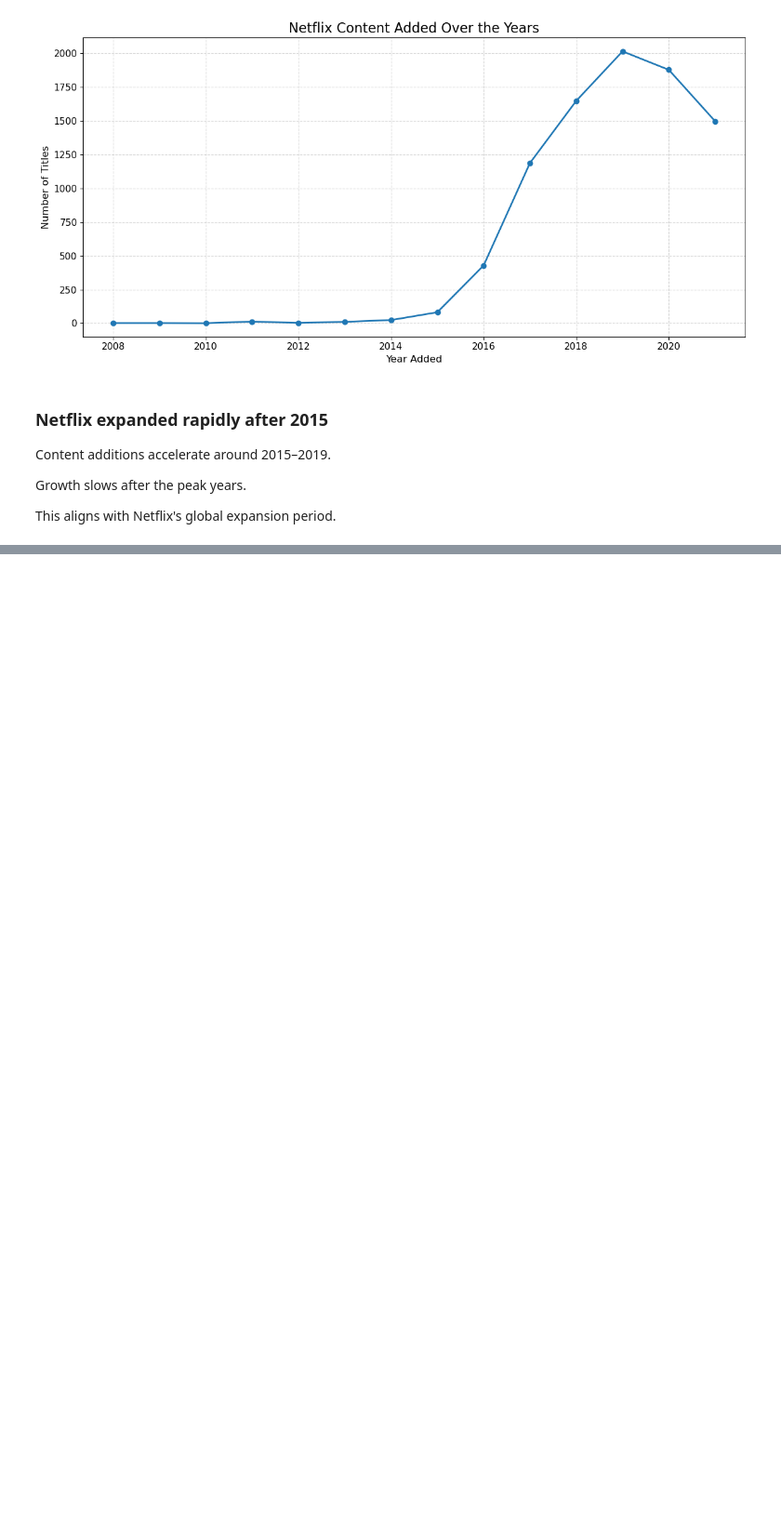
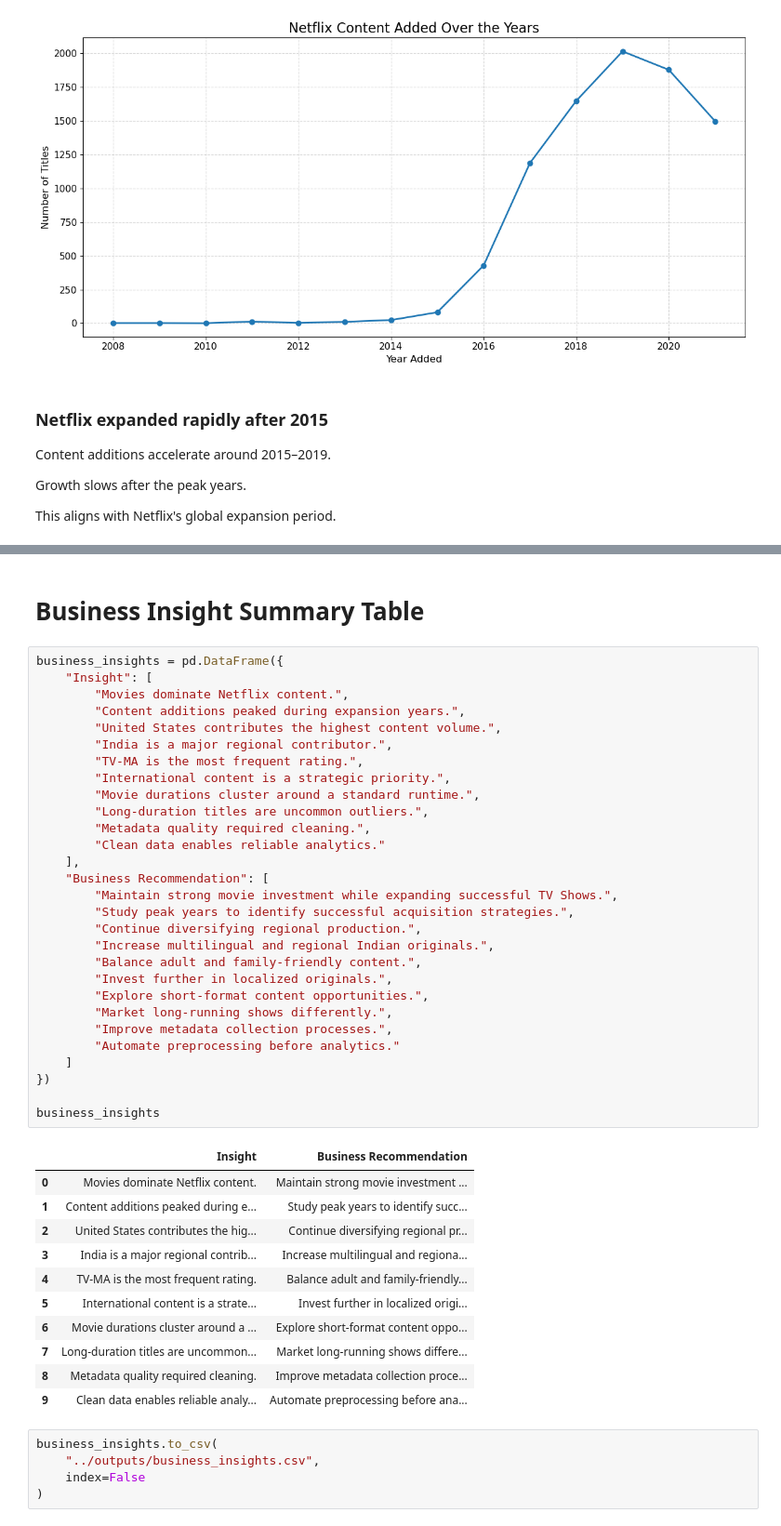
Before and after one commit to Altamash8055/Netflix-EDA-NumPy-Pandas, a Jupyter notebook: notebooks/Netflix_EDA_NumPy_Pandas.ipynb, the cells around one changed output, grey strips where cells are left out. Shown at 93% size. Drawn from its saved outputs; the diff is of its cells as text; blank space fills up the shorter version.

Commit message:
Add business insights and analytical recommendations from Netflix EDA

```diff
--- a/notebooks/Netflix_EDA_NumPy_Pandas.ipynb
+++ b/notebooks/Netflix_EDA_NumPy_Pandas.ipynb
@@ -1592,0 +1842,48 @@ This aligns with Netflix's global expansion period.
+# %% [markdown]
+# Business Insight Summary Table
+# %%
+business_insights = pd.DataFrame({
+    "Insight": [
+        "Movies dominate Netflix content.",
+        "Content additions peaked during expansion years.",
+        "United States contributes the highest content volume.",
+        "India is a major regional contributor.",
+        "TV-MA is the most frequent rating.",
+        "International content is a strategic priority.",
+        "Movie durations cluster around a standard runtime.",
+        "Long-duration titles are uncommon outliers.",
+        "Metadata quality required cleaning.",
+        "Clean data enables reliable analytics."
+    ],
+    "Business Recommendation": [
+        "Maintain strong movie investment while expanding successful TV Shows.",
+        "Study peak years to identify successful acquisition strategies.",
+        "Continue diversifying regional production.",
+        "Increase multilingual and regional Indian originals.",
+        "Balance adult and family-friendly content.",
+        "Invest further in localized originals.",
+        "Explore short-format content opportunities.",
+        "Market long-running shows differently.",
+        "Improve metadata collection processes.",
+        "Automate preprocessing before analytics."
+    ]
+})
+
+business_insights
+# %% [output]
+|  | Insight | Business Recommendation |
+| 0 | Movies dominate Netflix content. | Maintain strong movie investment ... |
+| 1 | Content additions peaked during e... | Study peak years to identify succ... |
+| 2 | United States contributes the hig... | Continue diversifying regional pr... |
+| 3 | India is a major regional contrib... | Increase multilingual and regiona... |
+| 4 | TV-MA is the most frequent rating. | Balance adult and family-friendly... |
+| 5 | International content is a strate... | Invest further in localized origi... |
+| 6 | Movie durations cluster around a ... | Explore short-format content oppo... |
+| 7 | Long-duration titles are uncommon... | Market long-running shows differe... |
+| 8 | Metadata quality required cleaning. | Improve metadata collection proce... |
+| 9 | Clean data enables reliable analy... | Automate preprocessing before ana... |
+# %%
+business_insights.to_csv(
+    "../outputs/business_insights.csv",
+    index=False
+)
```
Also changed, not shown: parts of 20 cells of this notebook, 1 other file.
